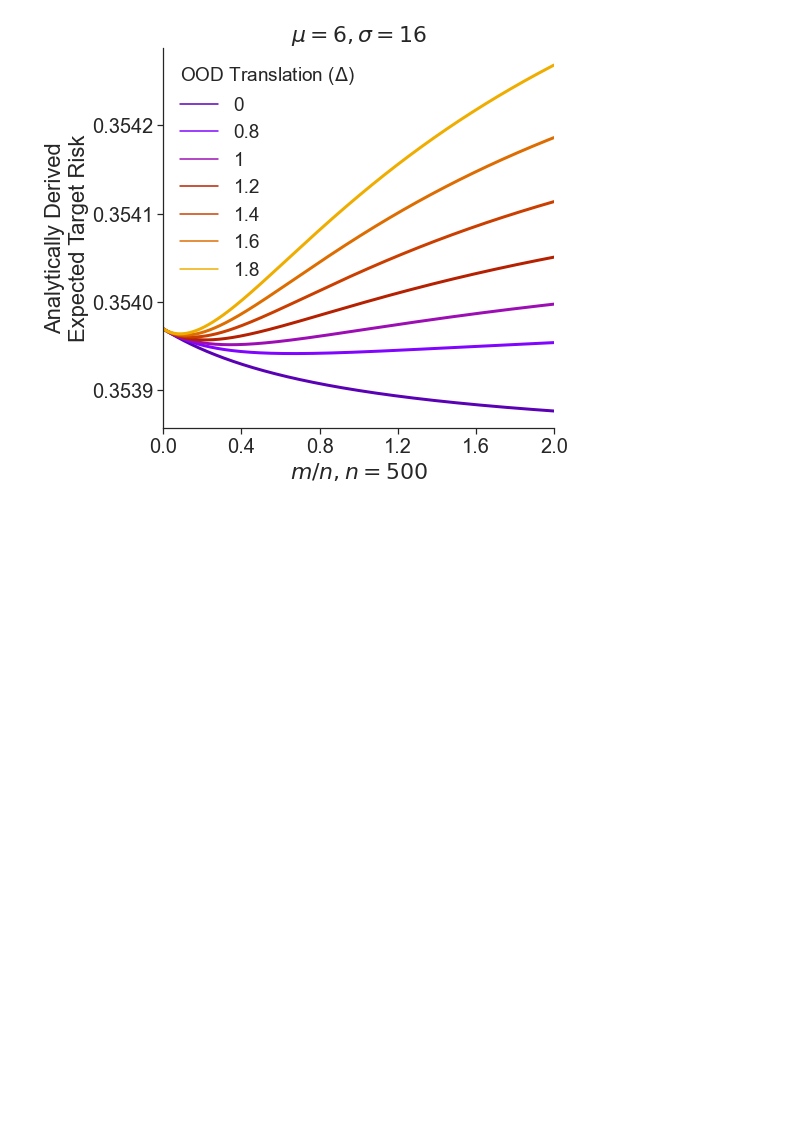
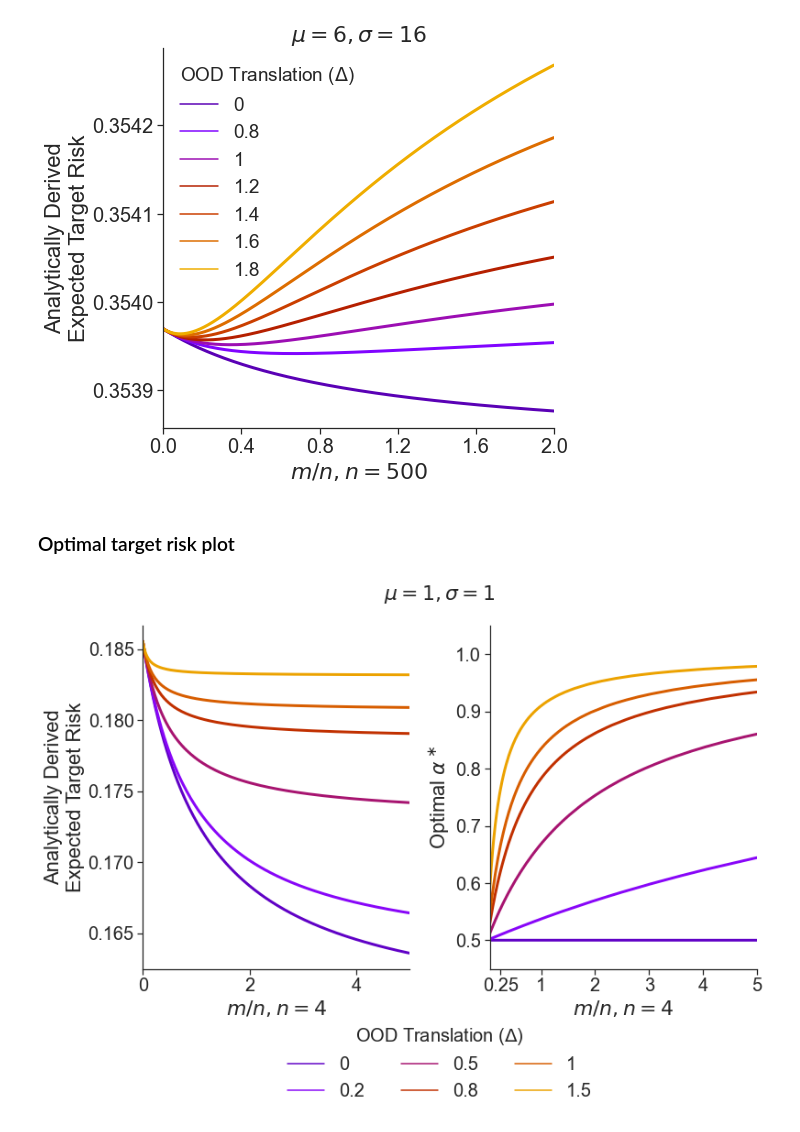
Before and after one commit to neurodata/value-of-ood-data, a Jupyter notebook: notebooks/1-univariate_fld.ipynb, the cells around one changed output. Drawn from its saved outputs; the diff is of its cells as text; code cells hidden in the pictures; blank space fills up the shorter version.

```diff
--- a/notebooks/1-univariate_fld.ipynb
+++ b/notebooks/1-univariate_fld.ipynb
@@ -291,3 +291,5 @@ plt.show()
 [figure]
 # %%
 fig.savefig("../paper/figs/3-large-target-samplesize-plot.pdf", bbox_inches="tight")
+# %% [markdown]
+### Optimal target risk plot
@@ -293,0 +344,55 @@ fig.savefig("../paper/figs/3-large-target-samplesize-plot.pdf", bbox_inches="tig
+# %%
+fig, axes = plt.subplots(1, 2, figsize=(12, 8), facecolor='white')
+sns.despine()
+ax = sns.lineplot(data=dfm, x="m", y="Risk", hue="Delta", ax=axes[0], markers=["o"], ci=95, lw=lw, palette='gnuplot', legend=False)
+ax.set_ylabel("Analytically Derived" + "\n" + "Expected Target Risk", fontsize=fontsize)
+ax.set_xlabel(r"$m/n, n={}$".format(n), fontsize=fontsize)
+# ax.set_title(r"$\mu = {}, \sigma = {}$".format(mu, sigma), fontsize=fontsize)
+ax.yaxis.set_major_locator(MaxNLocator(6))
+if n==100:
+    ax.yaxis.set_major_formatter(FormatStrFormatter('%.4f'))
+ax.tick_params(axis='x', labelsize=labelsize)
+ax.tick_params(axis='y', labelsize=labelsize)
+ax.set_xlim([min(m_sizes/n), max(m_sizes/n)])
+ax.grid(False)
+
+ax = sns.lineplot(data=dfma, x="m", y="Alpha", hue="Delta", ax=axes[1], markers=["o"], ci=95, lw=lw, palette='gnuplot', legend=True)
+ax.set_ylabel(r"Optimal $\alpha^\ast$", fontsize=fontsize)
+ax.set_xlabel(r"$m/n, n={}$".format(n), fontsize=fontsize)
+# ax.set_title(r"$\mu = {}, \sigma = {}$".format(mu, sigma), fontsize=fontsize)
+ax.tick_params(axis='x', labelsize=labelsize)
+ax.tick_params(axis='y', labelsize=labelsize)
+ax.set_xlim([1/mmax, max(m_sizes/n)])
+if n == 100:
+    ax.set_xticks([0.005, 0.5, 1.0, 1.5, 2.0])
+    ax.set_xticklabels([0.005, 0.5, 1.0, 1.5, 2.0])
+    ax.set_ylim([0.45, 0.95])
+if n == 4:
+    ax.set_xticks([0.25, 1, 2, 3, 4, 5])
+    ax.set_xticklabels([0.25, 1, 2, 3, 4, 5])
+    ax.set_ylim([0.45, 1.05])
+
+ax.get_legend().remove()
+ax.grid(False)
+
+plt.figlegend(handles=ax.get_lines(),
+            bbox_to_anchor=(0.5, -0.03),
+            loc=8,
+            ncol=3,
+            title=r"OOD Translation ($\Delta$)",
+            title_fontsize=labelsize,
+            frameon=False,
+            fontsize=labelsize)
+
+fig.suptitle(r"$\mu = {}, \sigma = {}$".format(mu, sigma), fontsize=fontsize)
+
+left  = 0.125  # the left side of the subplots of the figure
+right = 0.9    # the right side of the subplots of the figure
+bottom = 0.25   # the bottom of the subplots of the figure
+top = 0.9      # the top of the subplots of the figure
+wspace = 0.3   # the amount of width reserved for blank space between subplots
+hspace = 0.3   # the amount of height reserved for white space between subplots
+plt.subplots_adjust(left, bottom, right, top, wspace, hspace)
+plt.show()
+# %% [output]
+[figure, added]
```
Also changed, not shown: parts of 2 cells of this notebook.
